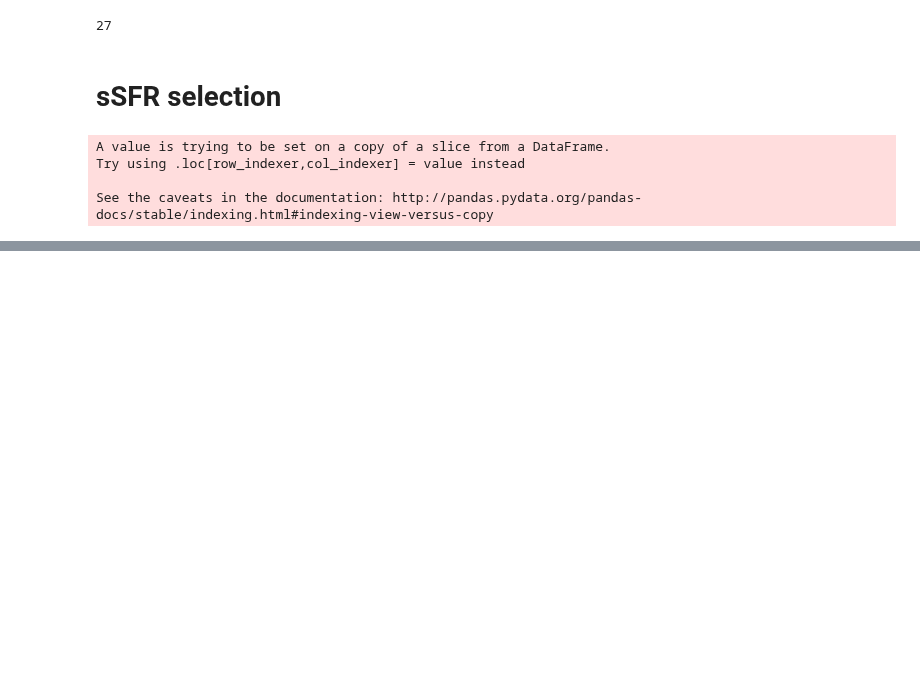
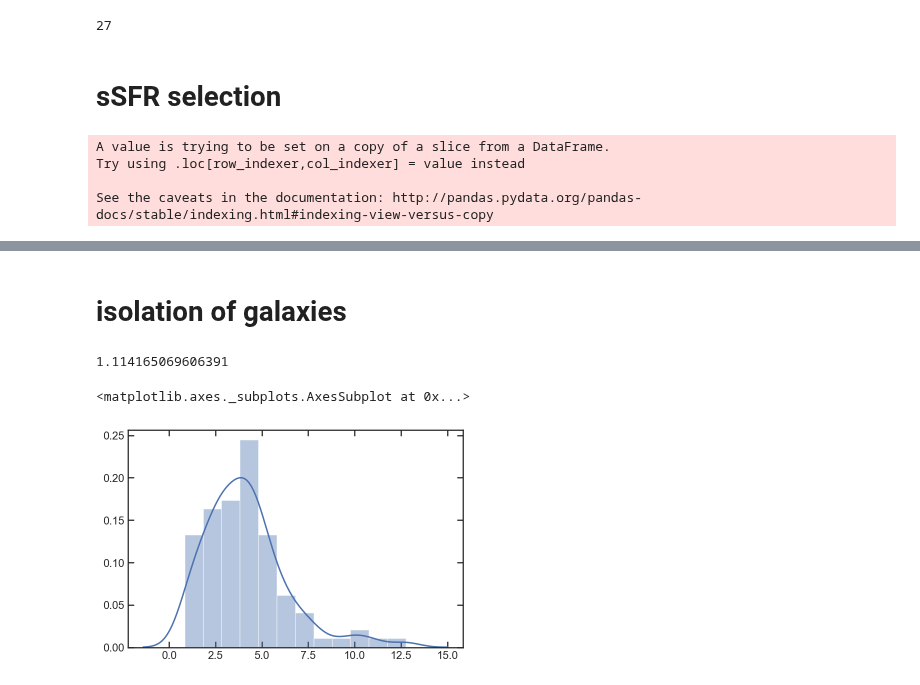
Before and after one commit to Vince-ec/Cluster_and_field, a Jupyter notebook: scripts/referee_report_plots.ipynb, the cells around one changed output, grey strips where cells are left out. Drawn from its saved outputs; the diff is of its cells as text; code cells hidden in the pictures; blank space fills up the shorter version.

```diff
--- a/scripts/referee_report_plots.ipynb
+++ b/scripts/referee_report_plots.ipynb
@@ -547,0 +560,2 @@ plt.tick_params(axis='both', which='major', labelsize=20)
+# %% [markdown]
+# isolation of galaxies
@@ -547,0 +565,41 @@ plt.tick_params(axis='both', which='major', labelsize=20)
+# %%
+def Match_galaxy_single(gal_db, gid):
+    r = (1. / 60 / 60) * 1
+
+    gra = gal_db.query('id == {}'.format(gid)).ra.values[0]
+    gdec = gal_db.query('id == {}'.format(gid)).dec.values[0]
+    gz = gal_db.query('id == {}'.format(gid)).z500.values[0]
+
+    cat_ra = gal_db.query('id != {}'.format(gid)).ra.values
+    cat_dec = gal_db.query('id != {}'.format(gid)).dec.values
+    cat_ids = gal_db.query('id != {}'.format(gid)).id.values
+    cat_z = gal_db.query('id != {}'.format(gid)).z500.values
+
+    cosr = np.sin(np.radians(gdec)) * np.sin(np.radians(cat_dec)) + np.cos(np.radians(gdec))\
+            * np.cos(np.radians(cat_dec)) * np.cos(np.radians(gra) - np.radians(cat_ra))
+    rad = np.arccos(cosr)
+    rad = np.degrees(rad)
+
+    cat_z -=gz
+
+    rad[np.abs(cat_z) > 0.2] = 2000
+
+#     print(cat_ids[rad == min(rad)])
+#     print(min(rad)*60*60)
+    return min(rad)*60*60
+# %%
+Match_galaxy_single(v4S, 39170)
+# %% [output]
+1.114165069606391
+# %%
+msep = []
+for i in mdb.index:
+    if mdb.field[i] == 'GND':
+        msep.append(Match_galaxy_single(v4N,mdb.id[i]))
+    else:
+        msep.append(Match_galaxy_single(v4S,mdb.id[i]))
+# %%
+sea.distplot(msep)
+# %% [output]
+<matplotlib.axes._subplots.AxesSubplot at 0x...>
+[figure, added]
```
Also changed, not shown: parts of 11 cells of this notebook, 2 other files.
